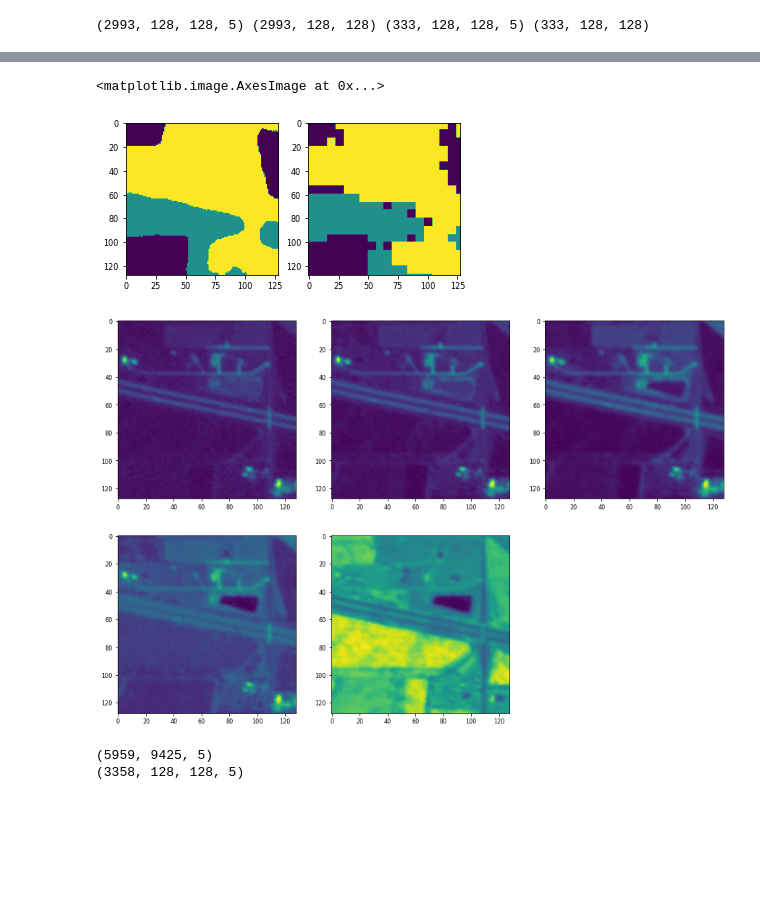
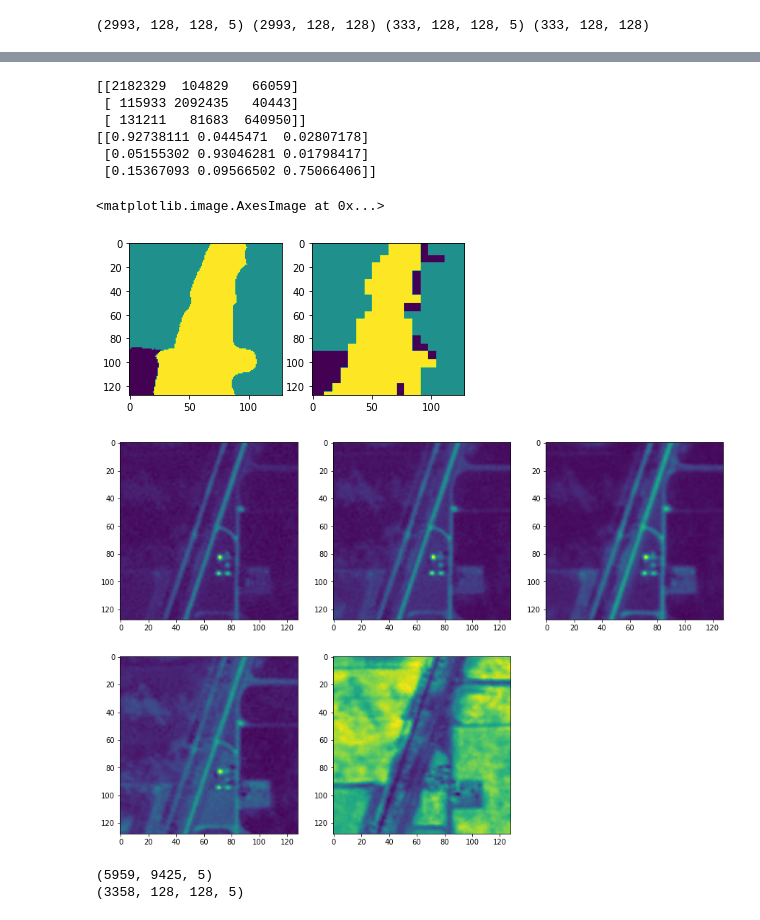
Before and after one commit to yihjian/spin_applicant_task, a Jupyter notebook: unet.ipynb, the cells around one changed output, grey strips where cells are left out. Saved outputs shown, nothing was run; the diff lists cells and outputs as text; code cells hidden in the pictures; blank space fills up the shorter version.

```diff
--- a/unet.ipynb
+++ b/unet.ipynb
@@ -68,21 +68,22 @@ print(np.unique(label, return_counts=True))
       dtype=int64))
 (array([0, 1, 2], dtype=uint8), array([25320079, 21417646,  9425850], dtype=int64))
 # %%
-# reformat into 128*128
-x_train = []
-y_train = []
-x = 0
-while x < label.shape[0] - 128:
-    y = 0
-    while y < label.shape[1] - 128:
-        x_train.append(data[x:x + 128, y:y + 128,:])
-        y_train.append(label[x:x + 128, y:y + 128])
-        y += 128
-    x += 128
-x_train = np.array(x_train)
-y_train = np.array(y_train)
+# reformat into 128*128, vectorized
+h, w, _ = data.shape
+h = int(h/128)
+w = int(w/128)
+x_train = data[:h * 128, :w * 128, :]
+y_train = label[:h * 128, :w * 128]
 
-# sanity check
+x_train = np.reshape(x_train, (h, 128, w, 128, 5))
+x_train = np.transpose(x_train, axes=(0,2,1,3,4))
+x_train = np.reshape(x_train, (-1, 128, 128, 5))
+
+y_train = np.reshape(y_train, (h, 128, w, 128))
+y_train = np.transpose(y_train, axes=(0,2,1,3))
+y_train = np.reshape(y_train, (-1, 128, 128))
+
+#sanity check
 print(int(label.shape[0]/128) * int(label.shape[1]/128))
 print(x_train.shape)
 print(y_train.shape)
@@ -239,22 +254,38 @@ model.evaluate(x_test, y_test)
+# %%
+# calculate per class accuracy
+accuracy = np.zeros_like(evaluation_metric, dtype=float)
+print(evaluation_metric)
+accuracy[0] = evaluation_metric[0] / np.sum(evaluation_metric[0])
+accuracy[1] = evaluation_metric[1] / np.sum(evaluation_metric[1])
+accuracy[2] = evaluation_metric[2] / np.sum(evaluation_metric[2])
+print(accuracy)
+# %% [output]
+[[2182329  104829   66059]
+ [ 115933 2092435   40443]
+ [ 131211   81683  640950]]
+[[0.92738111 0.0445471  0.02807178]
+ [0.05155302 0.93046281 0.01798417]
+ [0.15367093 0.09566502 0.75066406]]
 # %%
 # have model predict an image
-out = model.predict(x_test[233:234])
+# looks ok, the edge is not every clear
+out = model.predict(x_test[66:67])
 out = np.argmax(out[0], axis=2)
 pyplot.subplot(1,2,1)
 pyplot.imshow(out)
 pyplot.subplot(1,2,2)
-pyplot.imshow(y_test[233])
+pyplot.imshow(y_test[66])
 # %% [output]
 <matplotlib.image.AxesImage at 0x...>
-[figure, old version]
+[figure, new version]
 # %%
 # see original image
 pyplot.figure(figsize=(15,10))
 for i in range(0,5):
     pyplot.subplot(2,3,i+1)
-    pyplot.imshow(x_test[233,...,i])
+    pyplot.imshow(x_test[66,...,i])
 # %% [output]
-[figure, old version]
+[figure, new version]
 # %%
 validation = tiff.imread('20130824_RE3_3A_Analytic_Champaign_south.tif')
 print(validation.shape)
```
Also changed, not shown: parts of 9 cells of this notebook, 1 other file.
